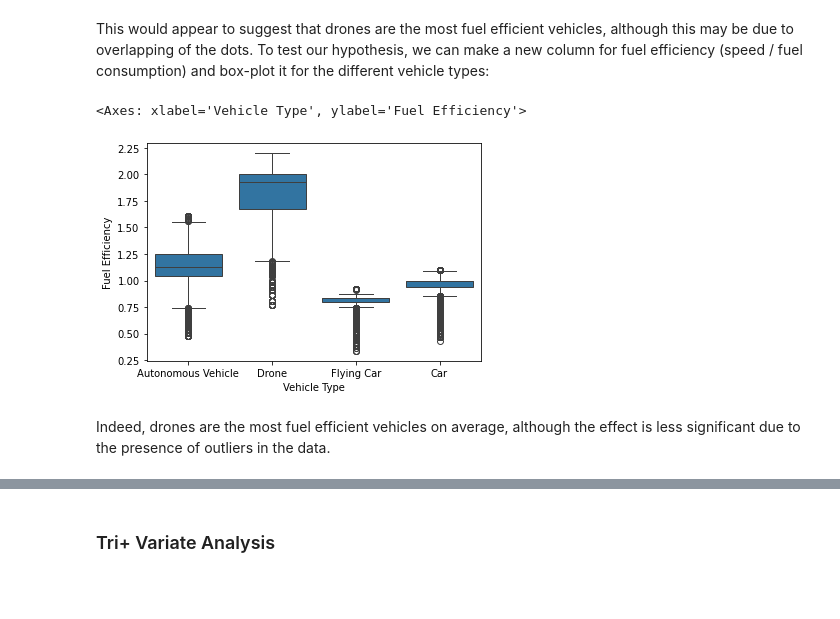
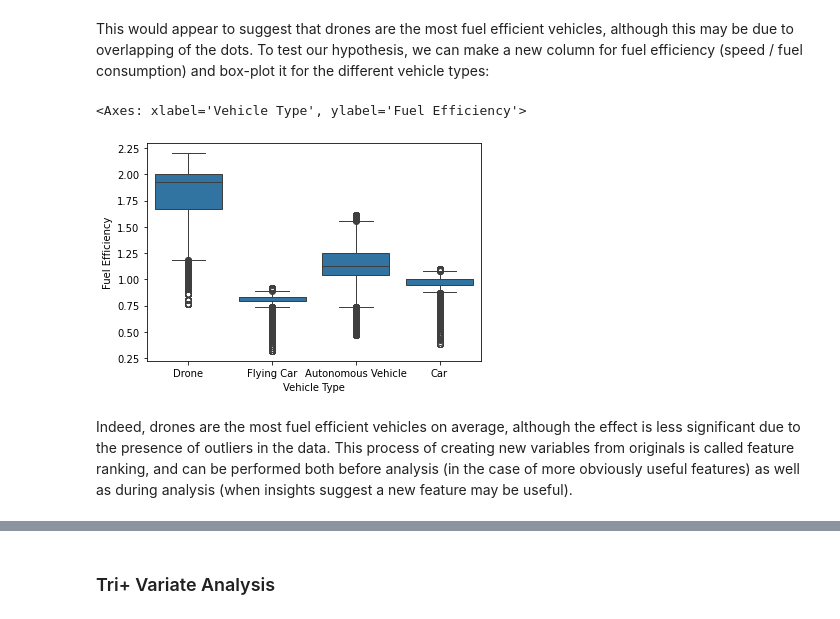
Before and after one commit to georgelord0/data-science-workshop, a Jupyter notebook: exploratory-data-analysis.ipynb, the cells around one changed output, grey strips where cells are left out. Saved outputs shown, nothing was run; the diff lists cells and outputs as text; code cells hidden in the pictures; blank space fills up the shorter version.

```diff
--- a/exploratory-data-analysis.ipynb
+++ b/exploratory-data-analysis.ipynb
@@ -273,11 +273,11 @@ sns.scatterplot(data=traffic_df_250k, x="Speed", y="Energy Consumption", hue="Ve
 # %% [markdown]
 This would appear to suggest that drones are the most fuel efficient vehicles, although this may be due to overlapping of the dots. To test our hypothesis, we can make a new column for fuel efficiency (speed / fuel consumption) and box-plot it for the different vehicle types:
 # %%
-traffic_df_250k["Fuel Efficiency"] = traffic_df_250k["Speed"] / traffic_df_250k["Energy Consumption"]
+traffic_df["Fuel Efficiency"] = traffic_df["Speed"] / traffic_df["Energy Consumption"]
 # %%
-sns.boxplot(data=traffic_df_250k, x="Vehicle Type", y="Fuel Efficiency")
+sns.boxplot(data=traffic_df, x="Vehicle Type", y="Fuel Efficiency")
 # %% [output]
 <Axes: xlabel='Vehicle Type', ylabel='Fuel Efficiency'>
-[figure, old version]
+[figure, new version]
 # %% [markdown]
-Indeed, drones are the most fuel efficient vehicles on average, although the effect is less significant due to the presence of outliers in the data.
+Indeed, drones are the most fuel efficient vehicles on average, although the effect is less significant due to the presence of outliers in the data. This process of creating new variables from originals is called feature ranking, and can be performed both before analysis (in the case of more obviously useful features) as well as during analysis (when insights suggest a new feature may be useful).
```
Also changed, not shown: parts of 16 cells of this notebook.
